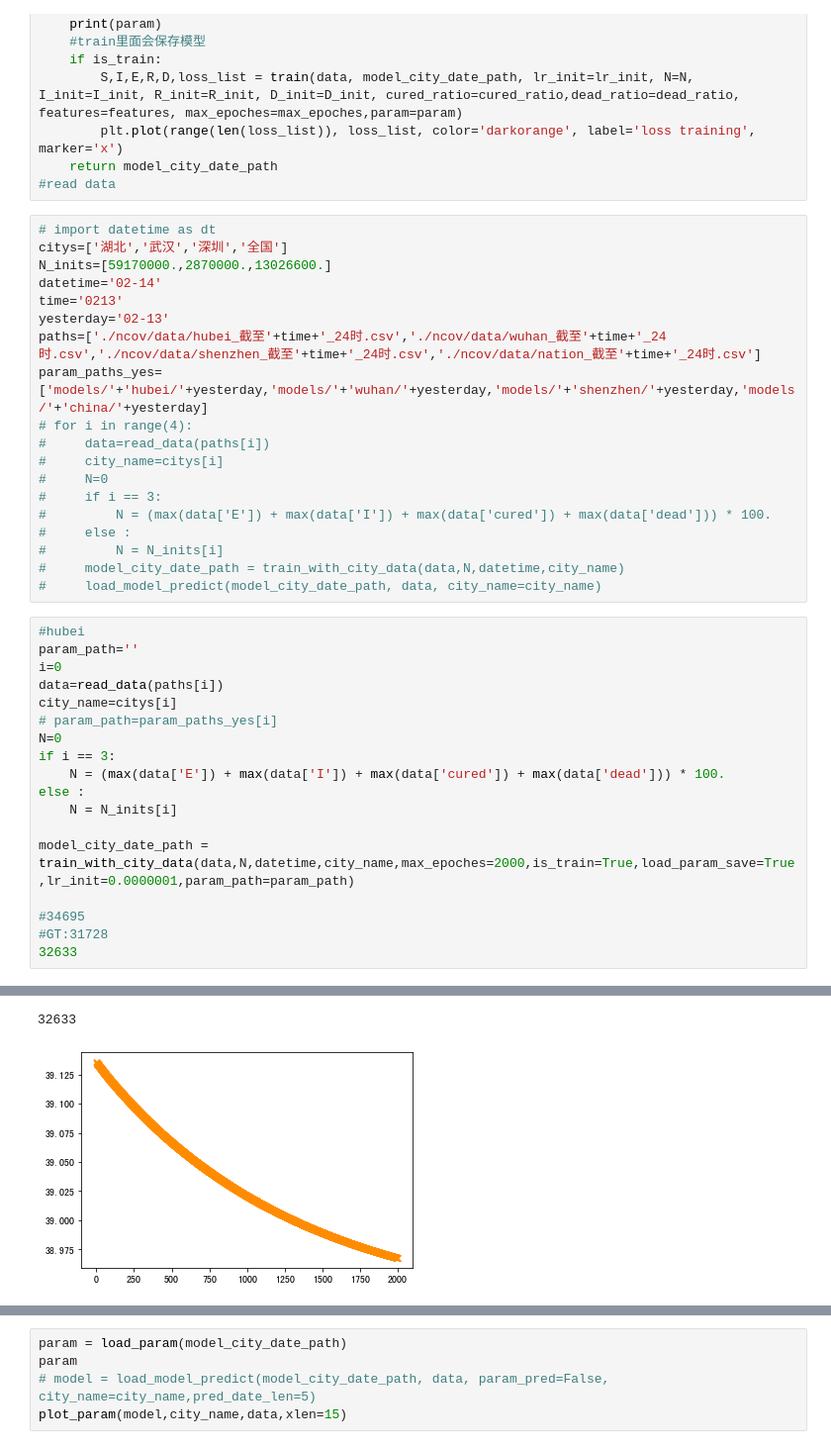
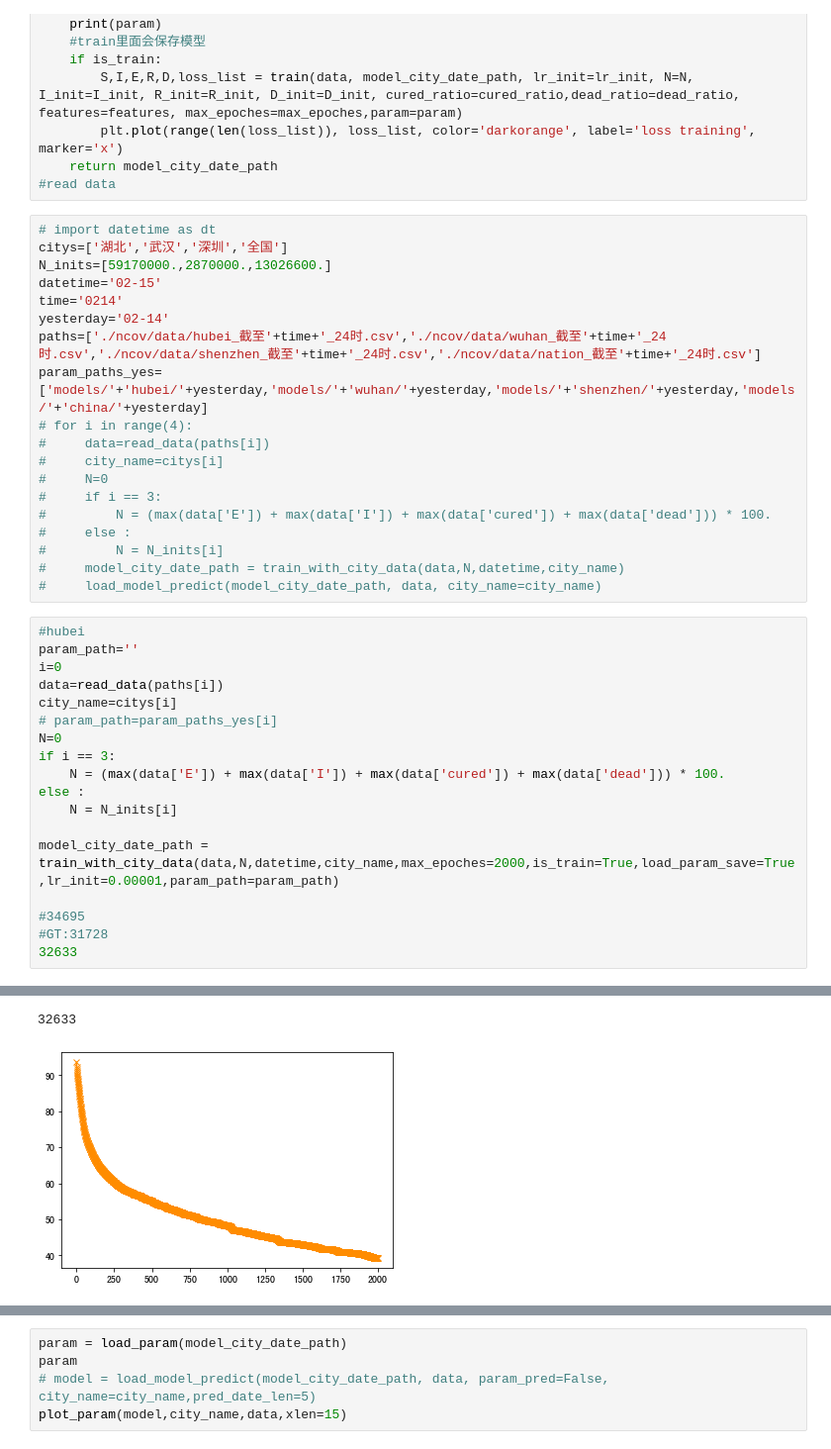
Before and after one commit to Cookiefan/2019n-cov, a Jupyter notebook: model_arima.ipynb, the cells around one changed output, grey strips where cells are left out. Shown at 99% size. Saved outputs shown, nothing was run; the diff lists cells and outputs as text.

Commit message:
model 215

```diff
--- a/model_arima.ipynb
+++ b/model_arima.ipynb
@@ -637,9 +638,9 @@ def train_with_city_data(data, N, date, cityname='深圳', lr_init=0.01, max_epo
 # import datetime as dt
 citys=['湖北','武汉','深圳','全国']
 N_inits=[59170000.,2870000.,13026600.]
-datetime='02-14'
-time='0213'
-yesterday='02-13'
+datetime='02-15'
+time='0214'
+yesterday='02-14'
 paths=['./ncov/data/hubei_截至'+time+'_24时.csv','./ncov/data/wuhan_截至'+time+'_24时.csv','./ncov/data/shenzhen_截至'+time+'_24时.csv','./ncov/data/nation_截至'+time+'_24时.csv']
 param_paths_yes=['models/'+'hubei/'+yesterday,'models/'+'wuhan/'+yesterday,'models/'+'shenzhen/'+yesterday,'models/'+'china/'+yesterday]
 # for i in range(4):
@@ -665,7 +666,7 @@ if i == 3:
 else :
     N = N_inits[i]
 
-model_city_date_path = train_with_city_data(data,N,datetime,city_name,max_epoches=2000,is_train=True,load_param_save=True,lr_init=0.0000001,param_path=param_path)
+model_city_date_path = train_with_city_data(data,N,datetime,city_name,max_epoches=2000,is_train=True,load_param_save=True,lr_init=0.00001,param_path=param_path)
 
 #34695
 #GT:31728
@@ -691,5 +692,5 @@ Loss_min: tensor(38.9678, grad_fn=<DivBackward0>)
 32633
-[figure, old version]
+[figure, new version]
 # %%
 model = load_model_predict(model_city_date_path, data, param_pred=True, city_name=city_name)
 # %% [output]
```
Also changed, not shown: parts of 21 cells of this notebook, 15 other files.
